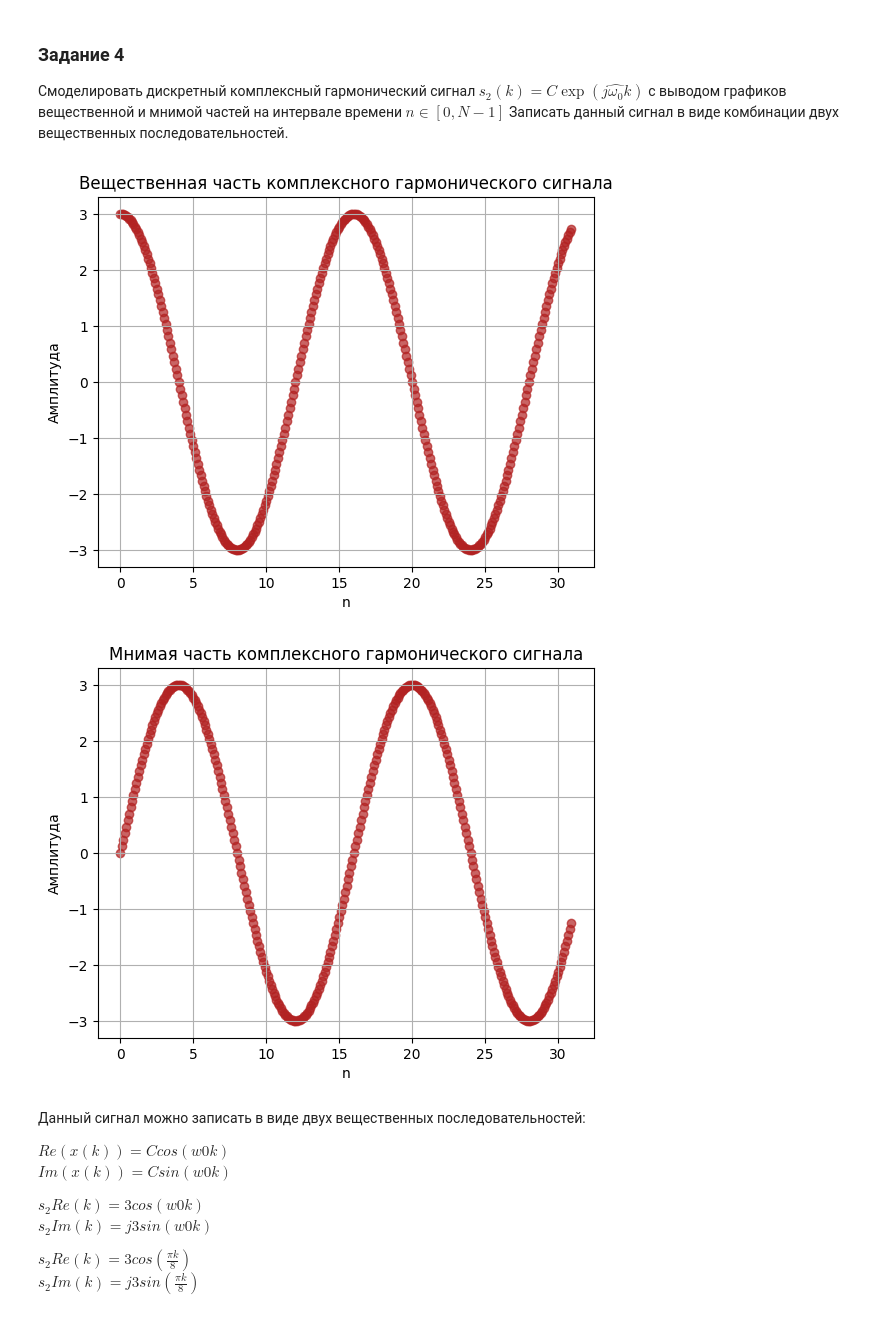
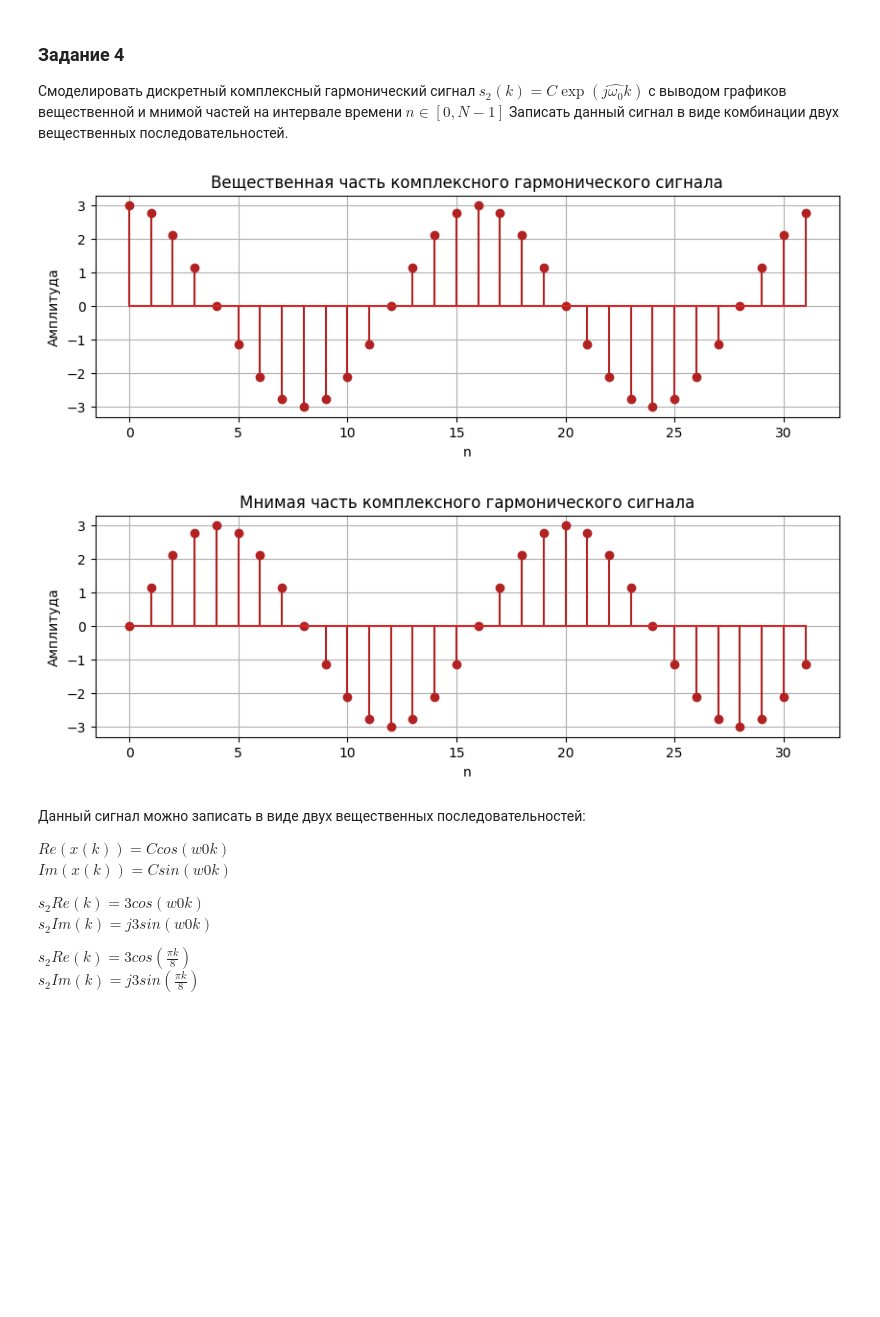
Before and after one commit to the-mvi/dsp-2024, a Jupyter notebook: 1381_Denisova_OK_Vasilyeva_OM/lab1.ipynb, the cells around one changed output. Drawn from its saved outputs; the diff is of its cells as text; code cells hidden in the pictures; blank space fills up the shorter version.

```diff
--- a/1381_Denisova_OK_Vasilyeva_OM/lab1.ipynb
+++ b/1381_Denisova_OK_Vasilyeva_OM/lab1.ipynb
@@ -323,35 +316,30 @@ a^t, &  t \geq 0 \\
 # %% [markdown]
 ### Задание 4
 Смоделировать дискретный комплексный гармонический сигнал $s_2(k) = C \exp(j \hat{\omega_0} k)$ с выводом графиков вещественной и мнимой частей на интервале времени $ n \in [0, N-1] $ Записать данный сигнал в виде комбинации двух вещественных последовательностей.
-# %%
-import cmath
-
-x, y = [], []
-
-for i in np.arange(0, N - 1, 0.1):
-    x.append(i)
-    y.append( np.real(C * cmath.exp(w0 * 1j * i)))
-
-plt.title('Вещественная часть комплексного гармонического сигнала')
-plt.xlabel('n')
-plt.ylabel('Амплитуда')
-plt.grid(True)
-plt.scatter(x, y, color='firebrick', alpha=0.7)
-plt.show()
-
-y = []
-for i in np.arange(0, N - 1, 0.1):
-    y.append( np.imag(C * cmath.exp(w0 * 1j * i)))
-
-plt.title('Мнимая часть комплексного гармонического сигнала')
-plt.xlabel('n')
-plt.ylabel('Амплитуда')
-plt.grid(True)
-plt.scatter(x, y, color='firebrick', alpha=0.7)
-plt.show()
-# %% [output]
-[figure, removed]
-[figure, removed]
+# %%
+s2 = C * np.exp(1j * w0 * n) # Дискретный комплексный гармонический сигнал
+real = np.real(s2) # Вещественная часть
+imag = np.imag(s2) # Мнимая часть
+
+plt.figure(figsize=(10,3))
+plt.stem(n, real, linefmt='firebrick')
+plt.title('Вещественная часть комплексного гармонического сигнала')
+plt.xlabel('n')
+plt.ylabel('Амплитуда')
+plt.grid(True)
+plt.show()
+
+plt.figure(figsize=(10, 3))
+plt.stem(n, imag, linefmt='firebrick')
+plt.title('Мнимая часть комплексного гармонического сигнала')
+plt.xlabel('n')
+plt.ylabel('Амплитуда')
+plt.grid(True)
+
+plt.show()
+# %% [output]
+[figure, added]
+[figure, added]
 # %% [markdown]
 Данный сигнал можно записать в виде двух вещественных последовательностей: <br>
 
```
Also changed, not shown: parts of 1 cell of this notebook.
